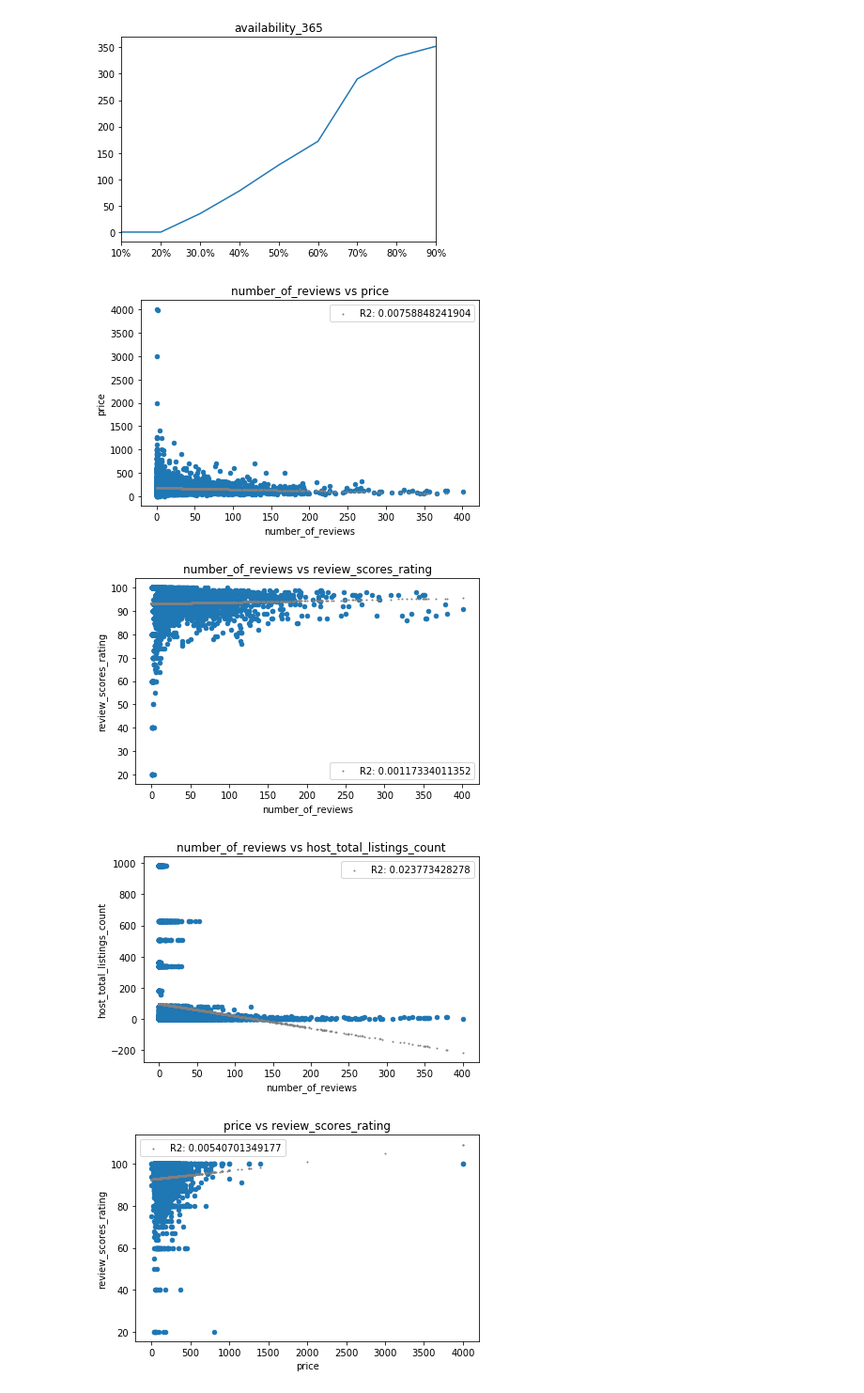
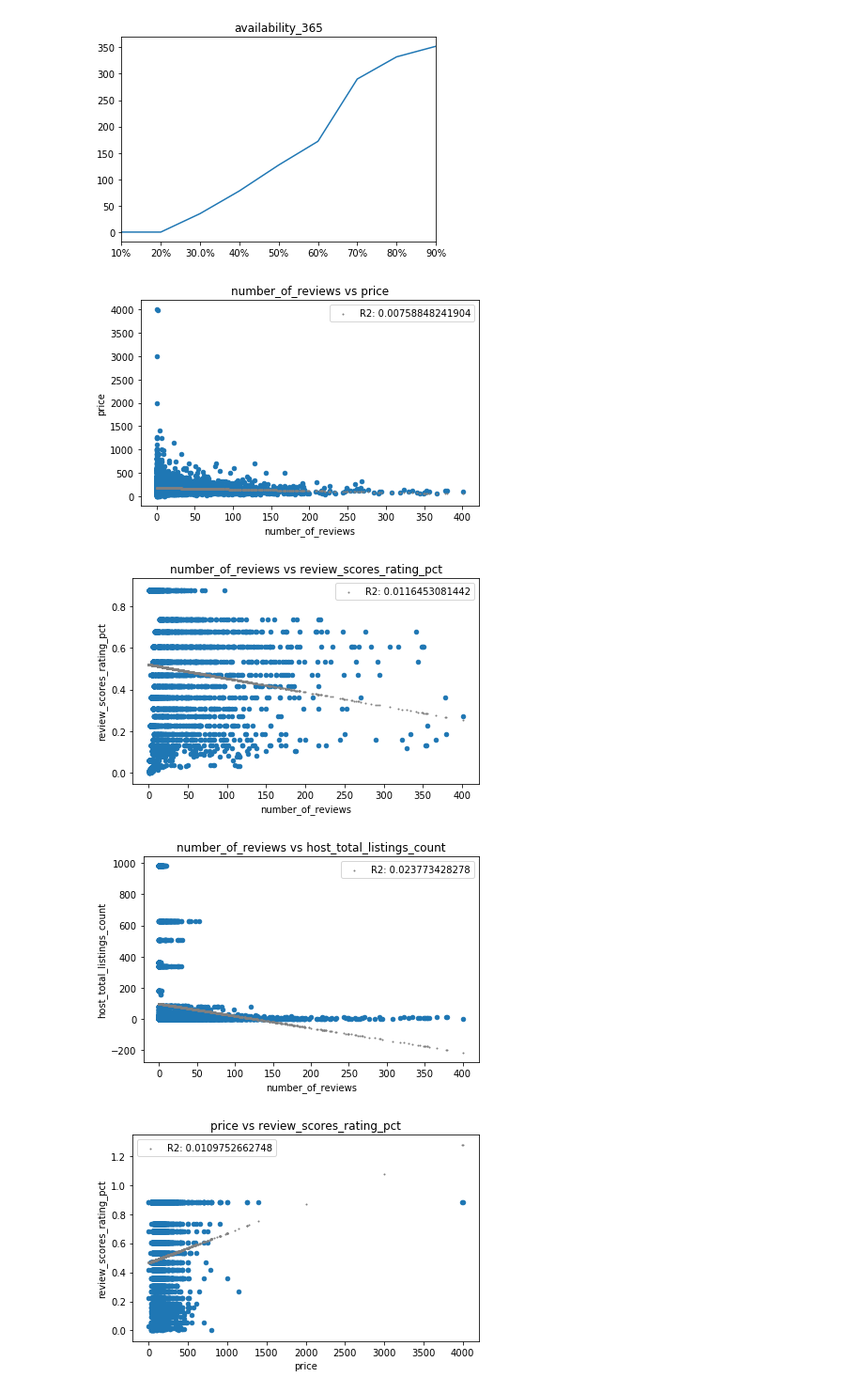
Before and after one commit to moranse/20171104-MichiganDatathon, a Jupyter notebook: notebook/bradley.ipynb, the cells around one changed output. Shown at 94% size. Saved outputs shown, nothing was run; the diff lists cells and outputs as text; code cells hidden in the pictures.

```diff
--- a/notebook/bradley.ipynb
+++ b/notebook/bradley.ipynb
@@ -132,14 +132,16 @@ def chart4(df, x, y):
     axis.set_ylabel(y)
     fig.tight_layout()
     return
+# %%
+listings['review_scores_rating_pct'] = listings['review_scores_rating'].rank(pct=True)
 # %%
 from itertools import combinations
-corr_vars = ['number_of_reviews', 'price', 'review_scores_rating', 'host_total_listings_count']
+corr_vars = ['number_of_reviews', 'price', 'review_scores_rating_pct', 'host_total_listings_count']
 for pair in combinations(corr_vars, 2):
     chart4(listings, pair[0], pair[1])
 # %% [output]
 [figure]
-[figure, old version]
+[figure, new version]
 [figure]
-[figure, old version]
+[figure, new version]
 [figure]
```
Also changed, not shown: parts of 7 cells of this notebook.
